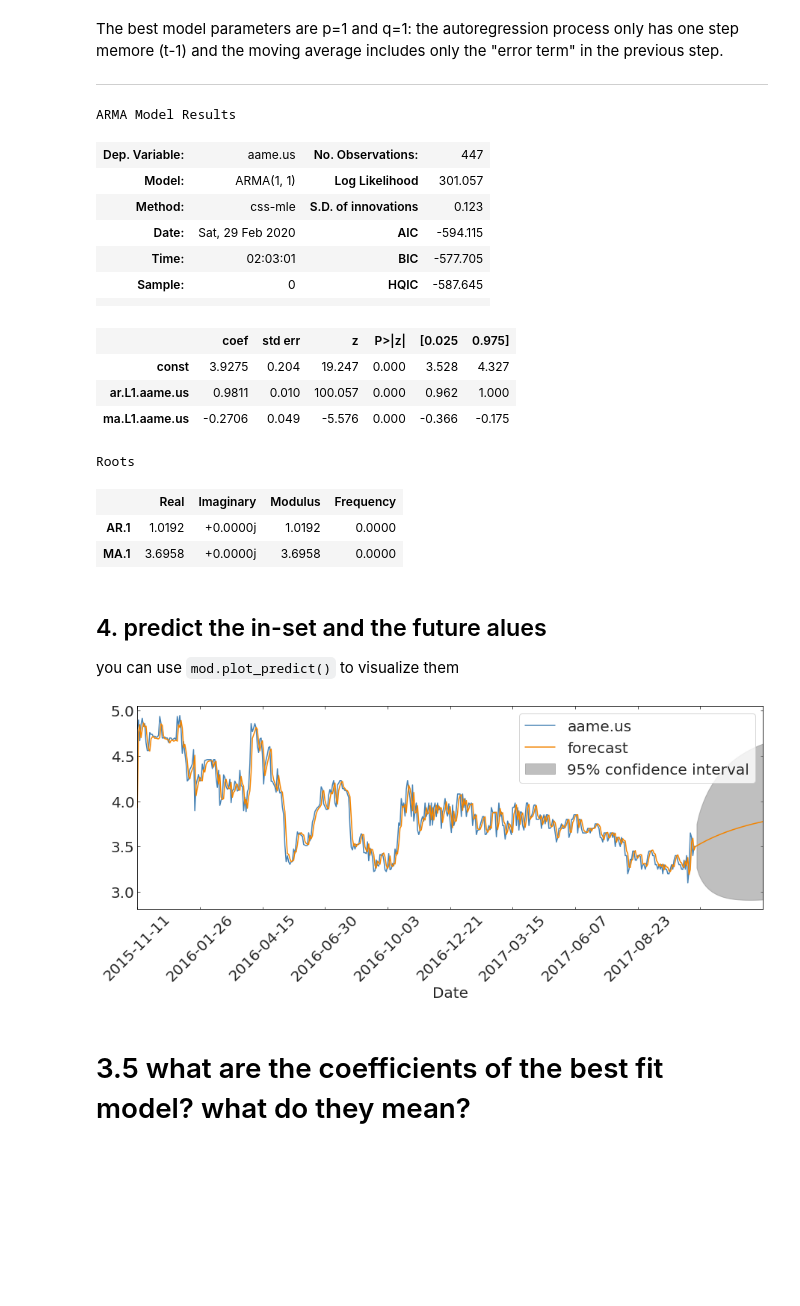
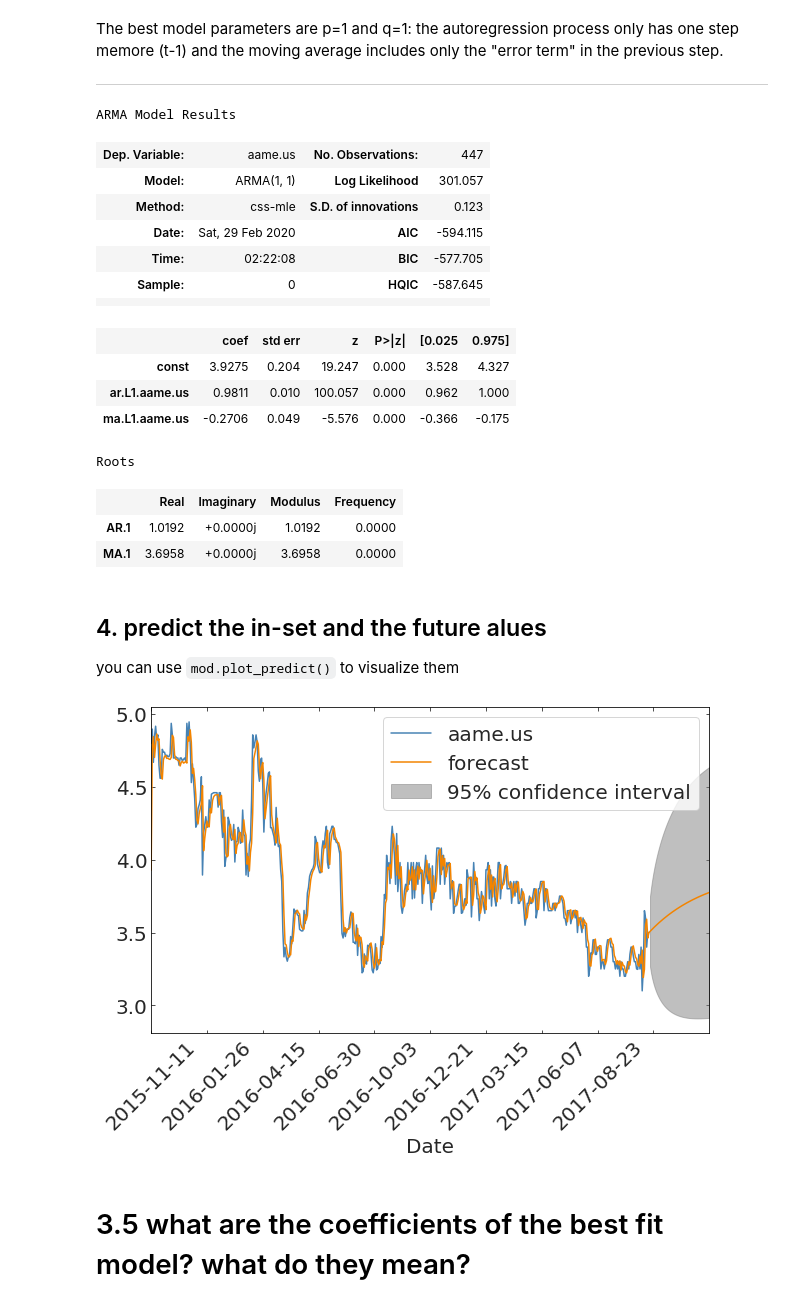
Before and after one commit to xiaolng/DSPS_FBianco, a Jupyter notebook: HW2/ARIMA_solution.ipynb, the cells around one changed output. Cells and saved outputs as stored; diff of their text form; code cells hidden in the pictures; blank space fills up the shorter version.

````diff
--- a/HW2/ARIMA_solution.ipynb
+++ b/HW2/ARIMA_solution.ipynb
@@ -266,8 +276,6 @@ See https://github.com/fedhere/A-Data-Driven-Evaluation-of-Delays-in-Criminal-Pr
 ## 1 Fit the model for a variety of parameters. You can run a nested loop to iterate over a range of p and q parameters
 ## 2. record the aic score for each fit
 ## 3. Find the best parameters to fit this time series with the AIC minimization criterion. For each model, after you fit it to the data, you can get the value of the AIC as ```model.aic```
-# %%
-tss.index = pd.to_datetime(tss.index)#[['aame.us']]
 # %%
 aics_st = np.zeros((5,5))
 for p in range(5):
@@ -295,7 +303,7 @@ ARMA Model Results
 | Model: | ARMA(1, 1) | Log Likelihood | 301.057 |
 | Method: | css-mle | S.D. of innovations | 0.123 |
 | Date: | Sat, 29 Feb 2020 | AIC | -594.115 |
-| Time: | 02:03:01 | BIC | -577.705 |
+| Time: | 02:22:08 | BIC | -577.705 |
 | Sample: | 0 | HQIC | -587.645 |
 |  |  |  |  |
 |  | coef | std err | z | P>|z| | [0.025 | 0.975] |
@@ -311,11 +319,12 @@ Roots
 
 you can use ```mod.plot_predict()``` to visualize them
 # %%
-ax = tss[['aame.us']].plot(figsize=(15,5))
+ax = tss[['aame.us']].plot()
+
 mod.plot_predict(end=500, plot_insample=False, ax=ax);
 ax.set_xticklabels(ax.get_xticklabels(), rotation=45);
 # %% [output]
-[figure, old version]
+[figure, new version]
 # %% [markdown]
 # 3.5 what are the coefficients of the best fit model? what do they mean?
 # %% [markdown]
````
Also changed, not shown: parts of 18 cells of this notebook.
